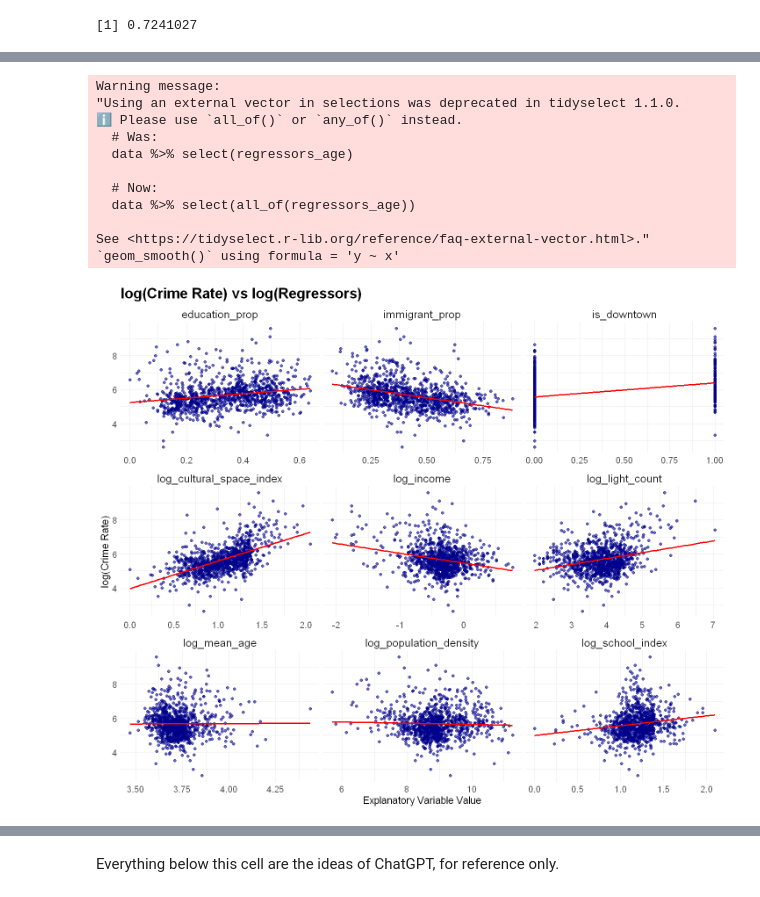
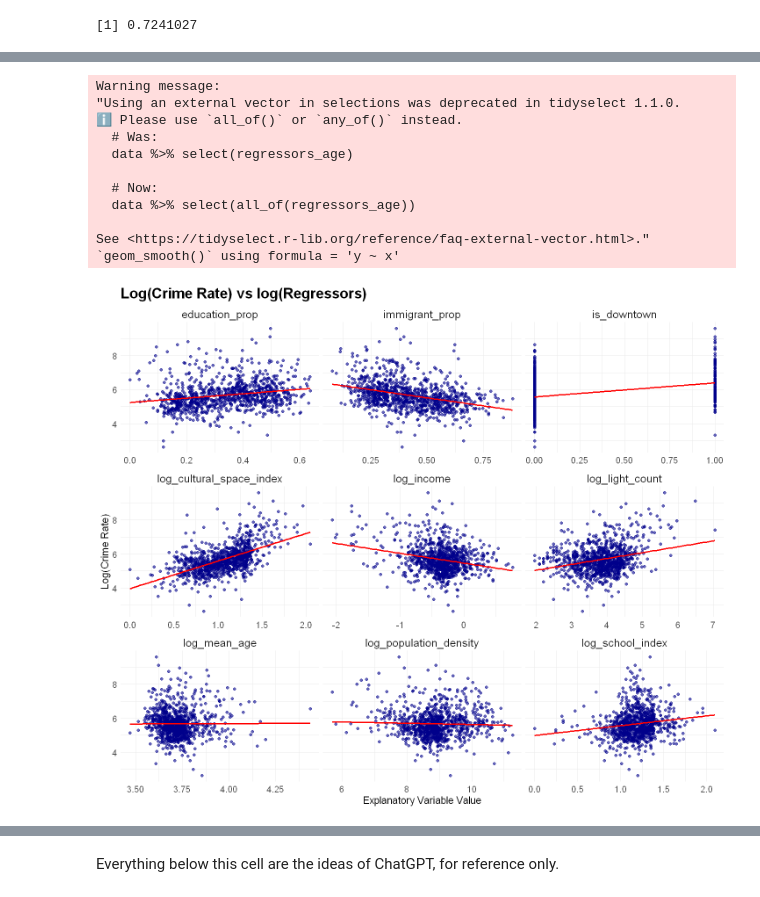
Before and after one commit to Irene-Berezin/econ326, a Jupyter notebook: project_regression.ipynb, the cells around one changed output, grey strips where cells are left out. Drawn from its saved outputs; the diff is of its cells as text; code cells hidden in the pictures.

```diff
--- a/project_regression.ipynb
+++ b/project_regression.ipynb
@@ -1956,7 +1962,10 @@ light_counts <- lights_with_census %>%
 census_index_crime_log_st <- census_index_crime_log_st %>%
     left_join(light_counts, by = "name") %>%
     mutate(light_count = replace_na(light_count, 0))|>
-    mutate(log_light_count = log(if_else(light_count == 0, 0.01, light_count))) # Fill missing values with 0
+    mutate(light_count_sq_km
+     = light_count/area_sq_km)|>
+    mutate(log_light_count = log(if_else(light_count == 0, 0.01, light_count)),
+        log_light_count_sq_km = log(if_else(light_count_sq_km == 0, 0.01, light_count_sq_km))) # Fill missing values with 0
 
 glimpse(census_index_crime_log_st)
 # %% [output]
@@ -2800,33 +2880,33 @@ regressors_age <- c('log_light_count', 'log_school_index', 'log_cultural_space_i
 
 long_data_age <- census_index_crime_log_st_valid_density_age |>
   pivot_longer(cols = regressors_age,
                names_to = "regressor",
                values_to = "value")
 
 log_log_variables_scatter_age <- ggplot(long_data_age, aes(x = value, y = log_crime_rate)) +
   geom_point(color = "darkblue", alpha = 0.6) +
   facet_wrap(~ regressor, scales = "free_x") +
-  labs(title = "log(Crime Rate) vs log(Regressors)",
+  labs(title = "Log(Crime Rate) vs log(Regressors)",
        x = "Explanatory Variable Value",
-       y = "log(Crime Rate)") +
+       y = "Log(Crime Rate)") +
   geom_smooth(method = "lm", se = FALSE, color = "red") +
   theme_minimal() +
   theme(plot.title = element_text(size = 20, face = "bold"),
         strip.text = element_text(size = 15),
         axis.title = element_text(size = 14),
         axis.text = element_text(size = 12))
 
 log_log_variables_scatter_age
 # %% [output]
 Warning message:
 "Using an external vector in selections was deprecated in tidyselect 1.1.0.
 ℹ Please use `all_of()` or `any_of()` instead.
   # Was:
   data %>% select(regressors_age)
 
   # Now:
   data %>% select(all_of(regressors_age))
 
 See <https://tidyselect.r-lib.org/reference/faq-external-vector.html>."
 `geom_smooth()` using formula = 'y ~ x'
-[figure, old version]
+[figure, new version]
```
Also changed, not shown: parts of 41 cells of this notebook.
